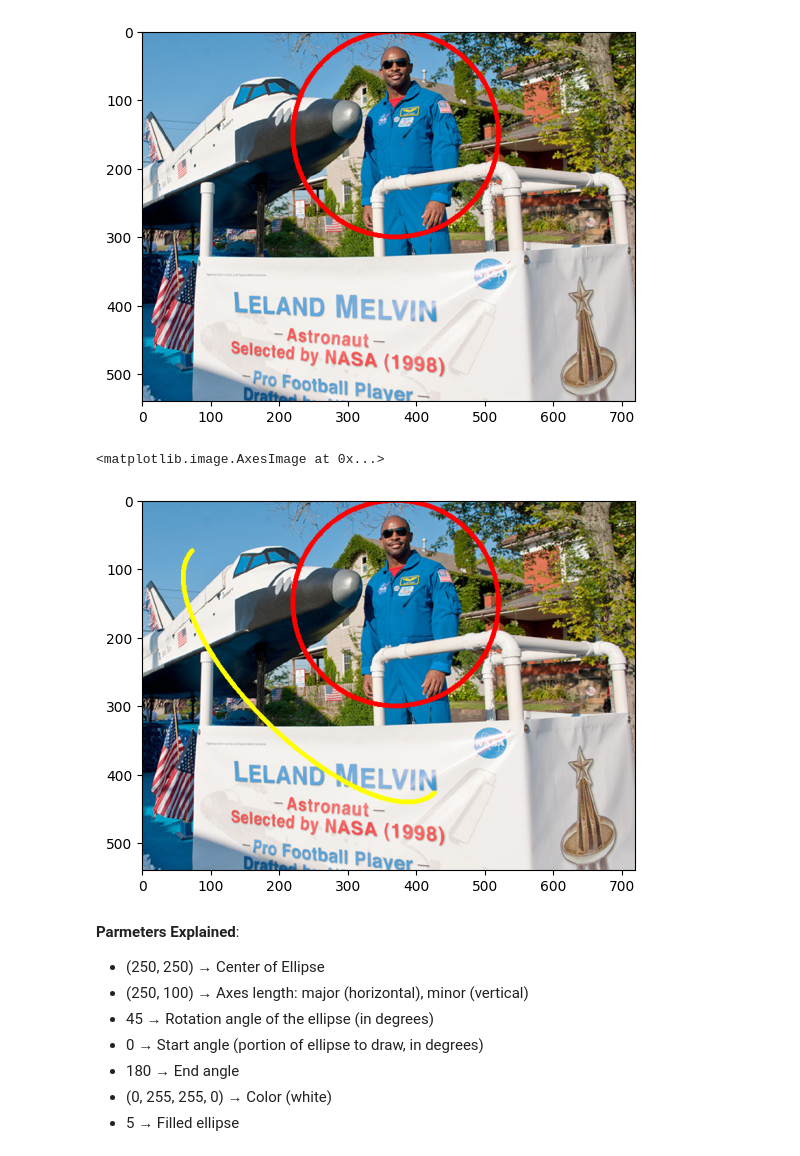
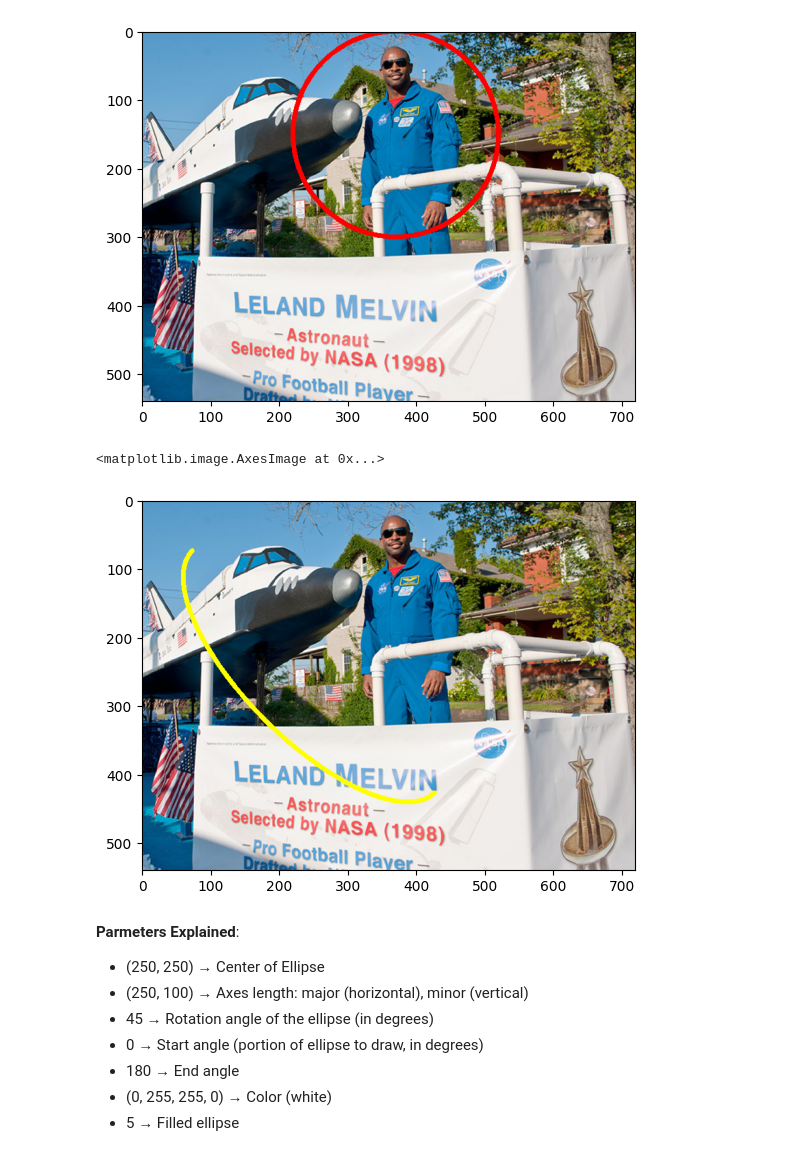
Before and after one commit to dsal/Computer-Vision, a Jupyter notebook: 02_Getting_Started_B.ipynb, the cells around one changed output. Drawn from its saved outputs; the diff is of its cells as text; code cells hidden in the pictures.

```diff
--- a/02_Getting_Started_B.ipynb
+++ b/02_Getting_Started_B.ipynb
@@ -204,11 +205,12 @@ plt.imshow(img[..., ::-1])
 # %%
 ## Drawing an Ellipse
 
+img = cv2.imread('./Images/01_Astronaut.jpg')
 cv2.ellipse(img, (250, 250), (250, 100), 45, 0, 180, (0, 255, 255, 0), 5)
 plt.imshow(img[..., ::-1])
 # %% [output]
 <matplotlib.image.AxesImage at 0x...>
-[figure, old version]
+[figure, new version]
 # %% [markdown]
 **Parmeters Explained**:
 
```
Also changed, not shown: parts of 7 cells of this notebook.
